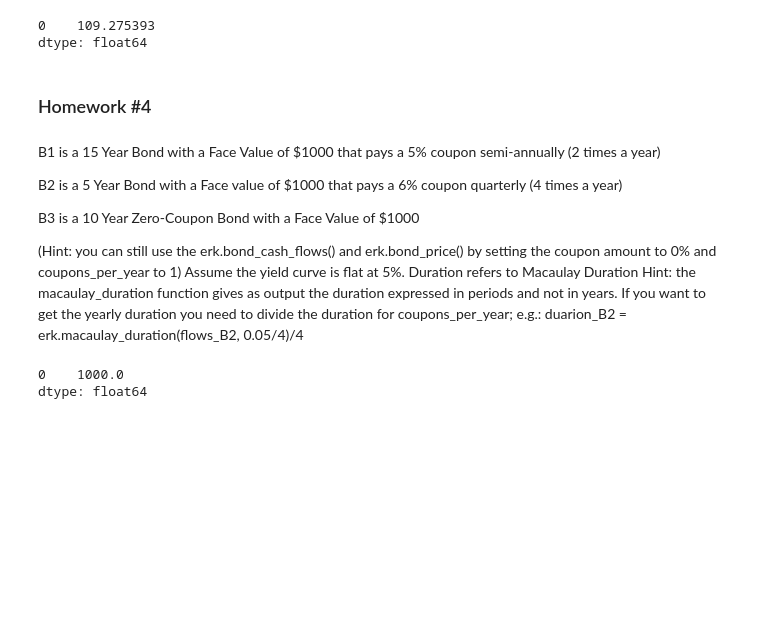
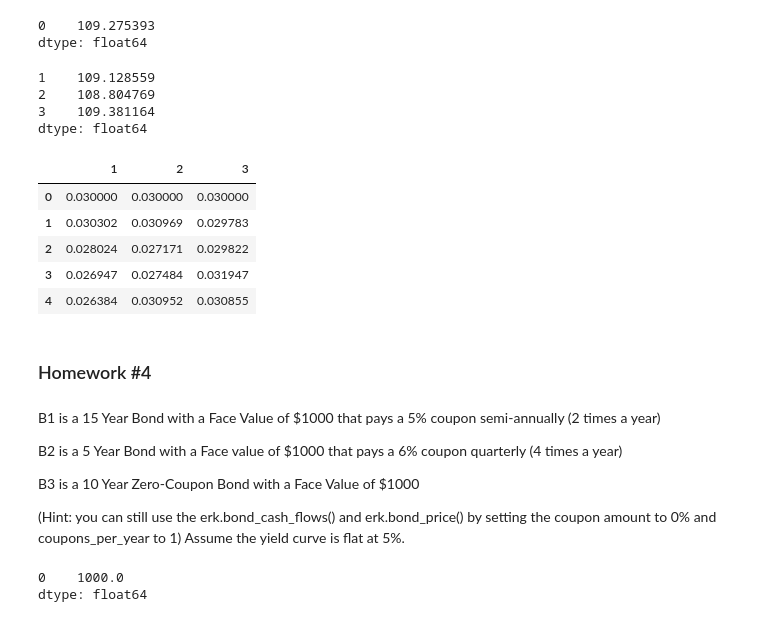
Before and after one commit to allaccountstaken/risk_toolkit, a Jupyter notebook: cir.ipynb, the cells around one changed output. Saved outputs shown, nothing was run; the diff lists cells and outputs as text; code cells hidden in the pictures; blank space fills up the shorter version.

```diff
--- a/cir.ipynb
+++ b/cir.ipynb
@@ -118,6 +118,24 @@ rk.bond_price(5, 100, 0.05, 12, 0.03)
 # %% [output]
 0    109.275393
 dtype: float64
+# %%
+rates, zc_prices = rk.cir(10, 500, b=0.03, r_0=0.03)
+# %%
+rk.bond_price(5, 100, 0.05, 12, rates.iloc[1][[1,2,3]])
+# %% [output]
+1    109.128559
+2    108.804769
+3    109.381164
+dtype: float64
+# %%
+rates[[1,2,3]].head()
+# %% [output]
+|  | 1 | 2 | 3 |
+| 0 | 0.030000 | 0.030000 | 0.030000 |
+| 1 | 0.030302 | 0.030969 | 0.029783 |
+| 2 | 0.028024 | 0.027171 | 0.029822 |
+| 3 | 0.026947 | 0.027484 | 0.031947 |
+| 4 | 0.026384 | 0.030952 | 0.030855 |
 # %% [markdown]
 ### Homework #4
 # %% [markdown]
@@ -129,8 +147,7 @@ B2 is a 5 Year Bond with a Face value of $1000 that pays a 6% coupon quarterly (
 B3 is a 10 Year Zero-Coupon Bond with a Face Value of $1000
 
 
-(Hint: you can still use the erk.bond_cash_flows() and erk.bond_price() by setting the coupon amount to 0% and coupons_per_year to 1) Assume the yield curve is flat at 5%. Duration refers to Macaulay Duration
-Hint: the macaulay_duration function gives as output the duration expressed in periods and not in years. If you want to get the yearly duration you need to divide the duration for coupons_per_year; e.g.: duarion_B2 = erk.macaulay_duration(flows_B2, 0.05/4)/4
+(Hint: you can still use the erk.bond_cash_flows() and erk.bond_price() by setting the coupon amount to 0% and coupons_per_year to 1) Assume the yield curve is flat at 5%.
 # %%
 rk.bond_price(15, 1000, 0.05, 2, 0.05)
 # %% [output]
```
Also changed, not shown: parts of 5 cells of this notebook.
